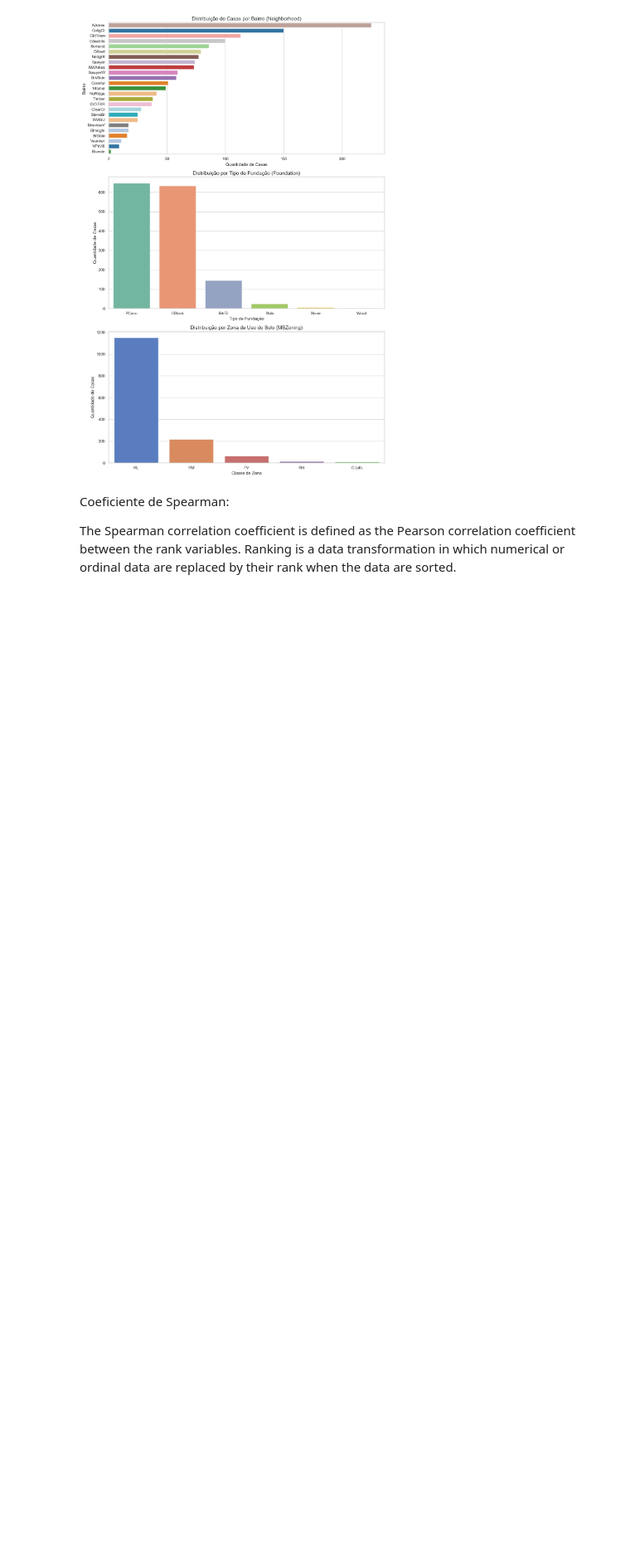
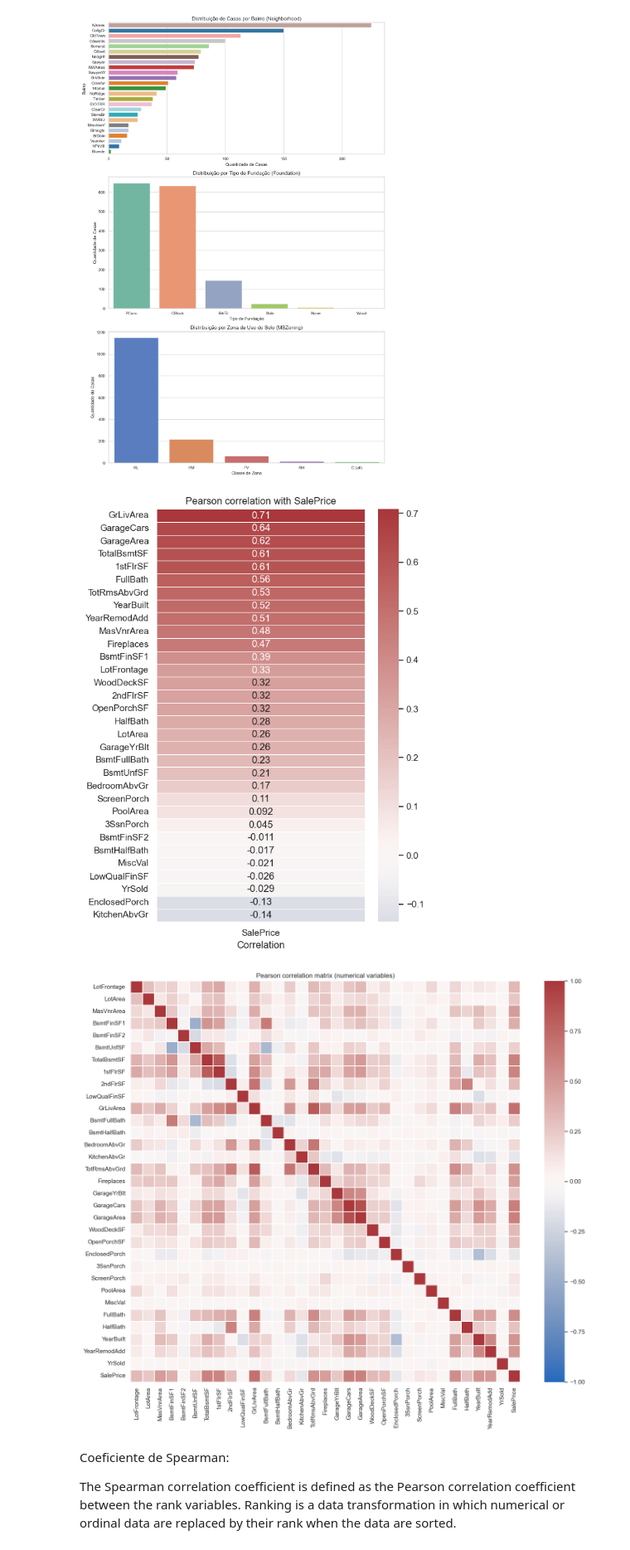
Before and after one commit to mariribeiro257/estat-exame-B, a Jupyter notebook: eda_housing_prices.ipynb, the cells around one changed output. Shown at 83% size. Cells and saved outputs as stored; diff of their text form; code cells hidden in the pictures; blank space fills up the shorter version.

Commit message:
Restaurando notebook socorro

```diff
--- a/eda_housing_prices.ipynb
+++ b/eda_housing_prices.ipynb
@@ -217,5 +306,38 @@ plt.show()ar a varas variáveis numéricas em que ``NA`` significa valores ausen
 # %% [output]
 [figure]
+# %%
+# Heatmaps: Pearson correlation with SalePrice and among numerical variables
+import numpy as np
+import matplotlib.pyplot as plt
+import seaborn as sns
+
+# ensure numerical_cols is available in the notebook scope
+cols = numerical_cols.copy()
+if 'SalePrice' not in cols:
+    cols = cols + ['SalePrice']
+
+# compute Pearson correlation matrix
+corr_matrix = houses[cols].corr(method='pearson')
+
+# 1) Correlation of numerical variables with SalePrice
+corr_with_target = corr_matrix['SalePrice'].drop('SalePrice')
+corr_with_target = corr_with_target.sort_values(ascending=False)
+plt.figure(figsize=(6, max(4, len(corr_with_target)*0.25)))
+sns.heatmap(corr_with_target.to_frame(), annot=True, cmap='vlag', center=0, linewidths=0.5)
+plt.title('Pearson correlation with SalePrice')
+plt.xlabel('Correlation')
+plt.tight_layout()
+plt.show()
+
+# 2) Heatmap of correlation matrix among numerical variables
+plt.figure(figsize=(14,12))
+sns.heatmap(corr_matrix, cmap='vlag', center=0, vmax=1, vmin=-1, linewidths=0.25)
+plt.title('Pearson correlation matrix (numerical variables)')
+plt.tight_layout()
+plt.show()
+# %% [output]
+[figure, added]
+[figure, added]
 # %% [markdown]
 Coeficiente de Spearman:
 
```
Also changed, not shown: parts of 29 cells of this notebook.
